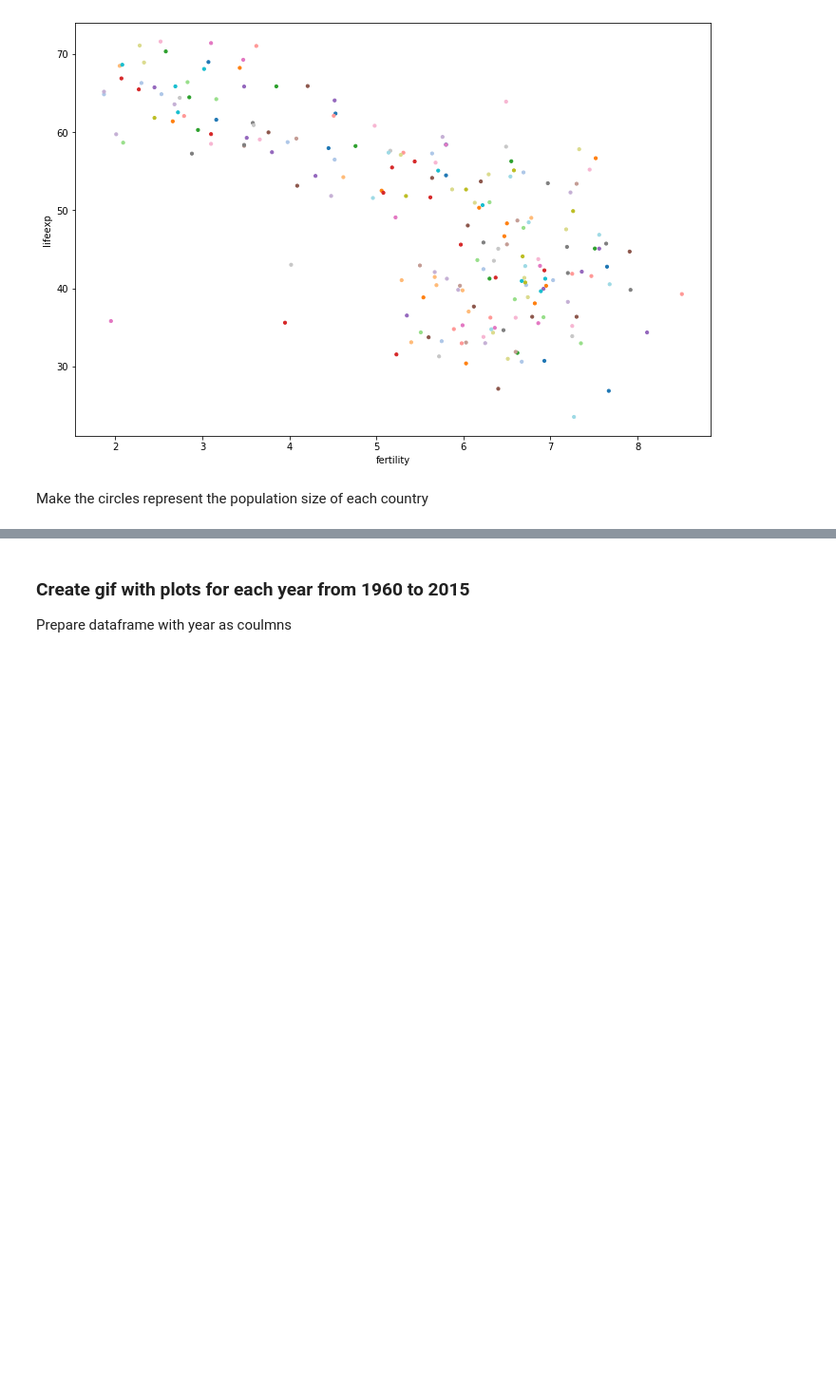
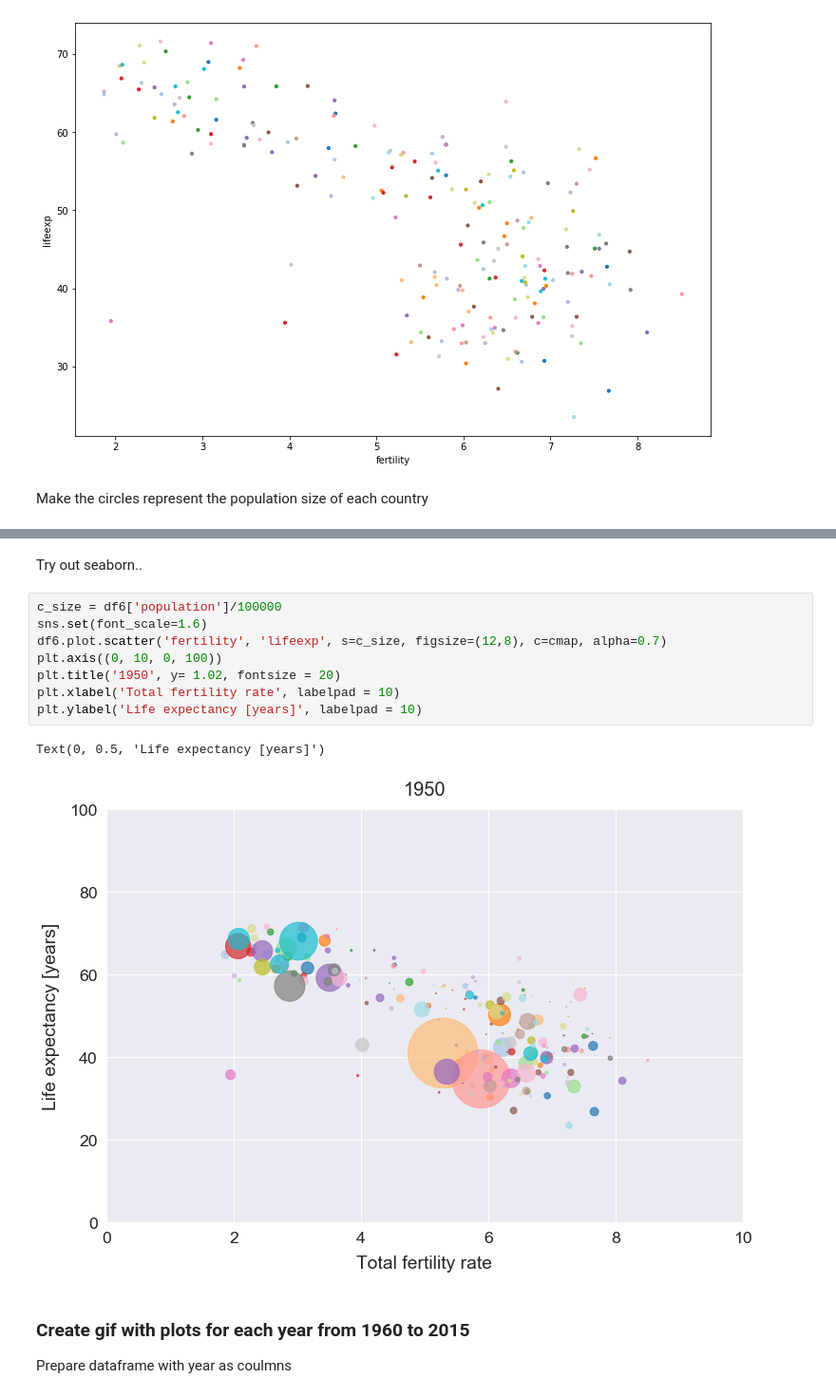
Before and after one commit to julisep/SPICEDbootcamp, a Jupyter notebook: Week_01/Gapminder/Gapminder_Julia.ipynb, the cells around one changed output, grey strips where cells are left out. Shown: that part at 95% size. Drawn from its saved outputs; the diff is of its cells as text; blank space fills up the shorter version.

```diff
--- a/Week_01/Gapminder/Gapminder_Julia.ipynb
+++ b/Week_01/Gapminder/Gapminder_Julia.ipynb
@@ -226,3 +233,16 @@ df6.plot.scatter('fertility', 'lifeexp', s=c_size, figsize=(12,8), c=cmap, alpha
+# %% [markdown]
+Try out seaborn..
+# %%
+c_size = df6['population']/100000
+sns.set(font_scale=1.6)
+df6.plot.scatter('fertility', 'lifeexp', s=c_size, figsize=(12,8), c=cmap, alpha=0.7)
+plt.axis((0, 10, 0, 100))
+plt.title('1950', y= 1.02, fontsize = 20)
+plt.xlabel('Total fertility rate', labelpad = 10)
+plt.ylabel('Life expectancy [years]', labelpad = 10)
+# %% [output]
+Text(0, 0.5, 'Life expectancy [years]')
+[figure, added]
 # %% [markdown]
 ### Create gif with plots for each year from 1960 to 2015
 
```
Also changed, not shown: parts of 4 cells of this notebook, 2 other files.
